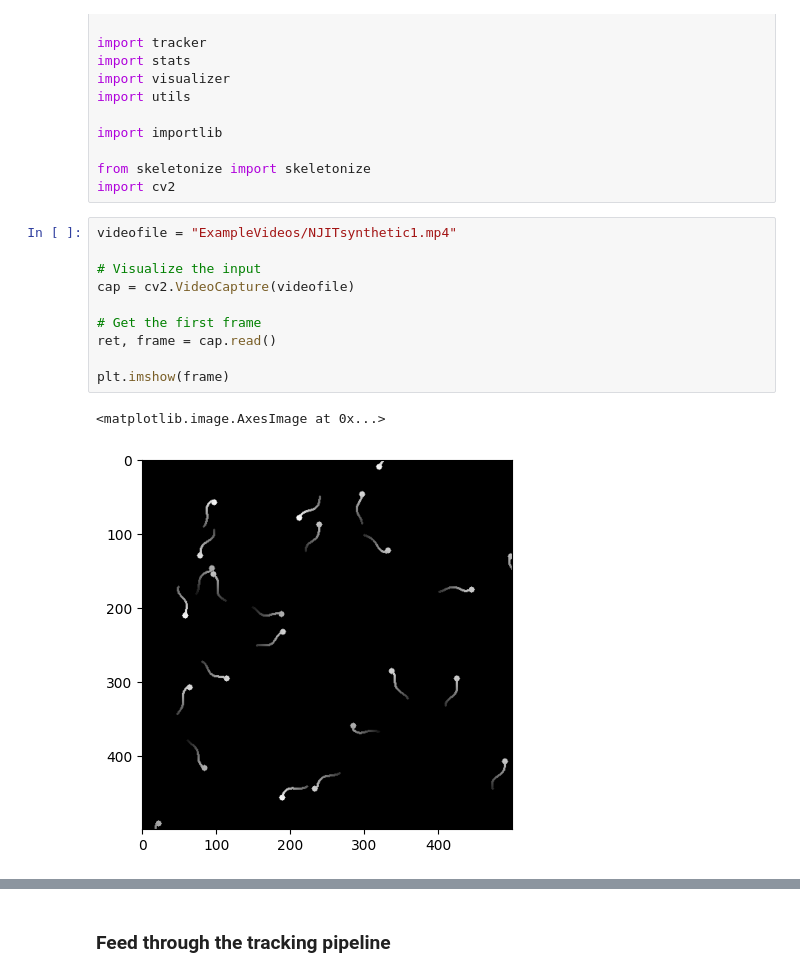
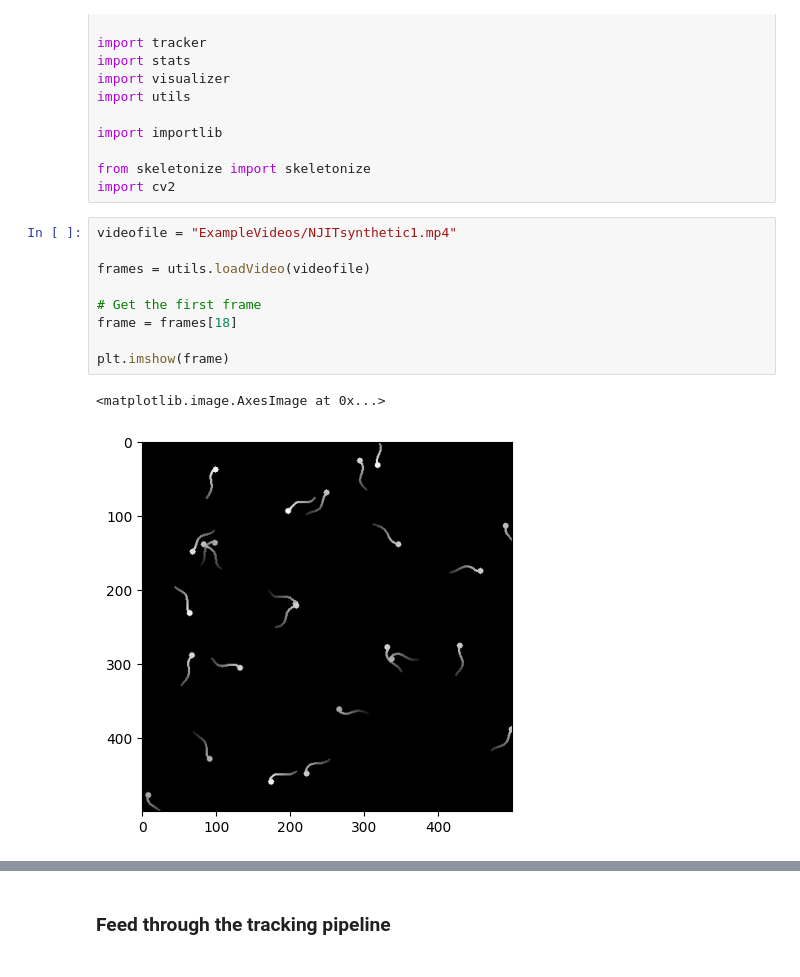
Before and after one commit to CAS-ReproLab/Sperm_Object_Tracking, a Jupyter notebook: UnifiedFramework/sandbox_skeletonize.ipynb, the cells around one changed output, grey strips where cells are left out. Drawn from its saved outputs; the diff is of its cells as text.

```diff
--- a/UnifiedFramework/sandbox_skeletonize.ipynb
+++ b/UnifiedFramework/sandbox_skeletonize.ipynb
@@ -15,16 +15,15 @@ import cv2
 # %%
 videofile = "ExampleVideos/NJITsynthetic1.mp4"
 
-# Visualize the input
-cap = cv2.VideoCapture(videofile)
+frames = utils.loadVideo(videofile)
 
 # Get the first frame
-ret, frame = cap.read()
+frame = frames[18]
 
 plt.imshow(frame)
 # %% [output]
 <matplotlib.image.AxesImage at 0x...>
-[figure, old version]
+[figure, new version]
 # %%
 bw = tracker.threshold(frame)
 
```
Also changed, not shown: parts of 1 cell of this notebook, 2 other files.
